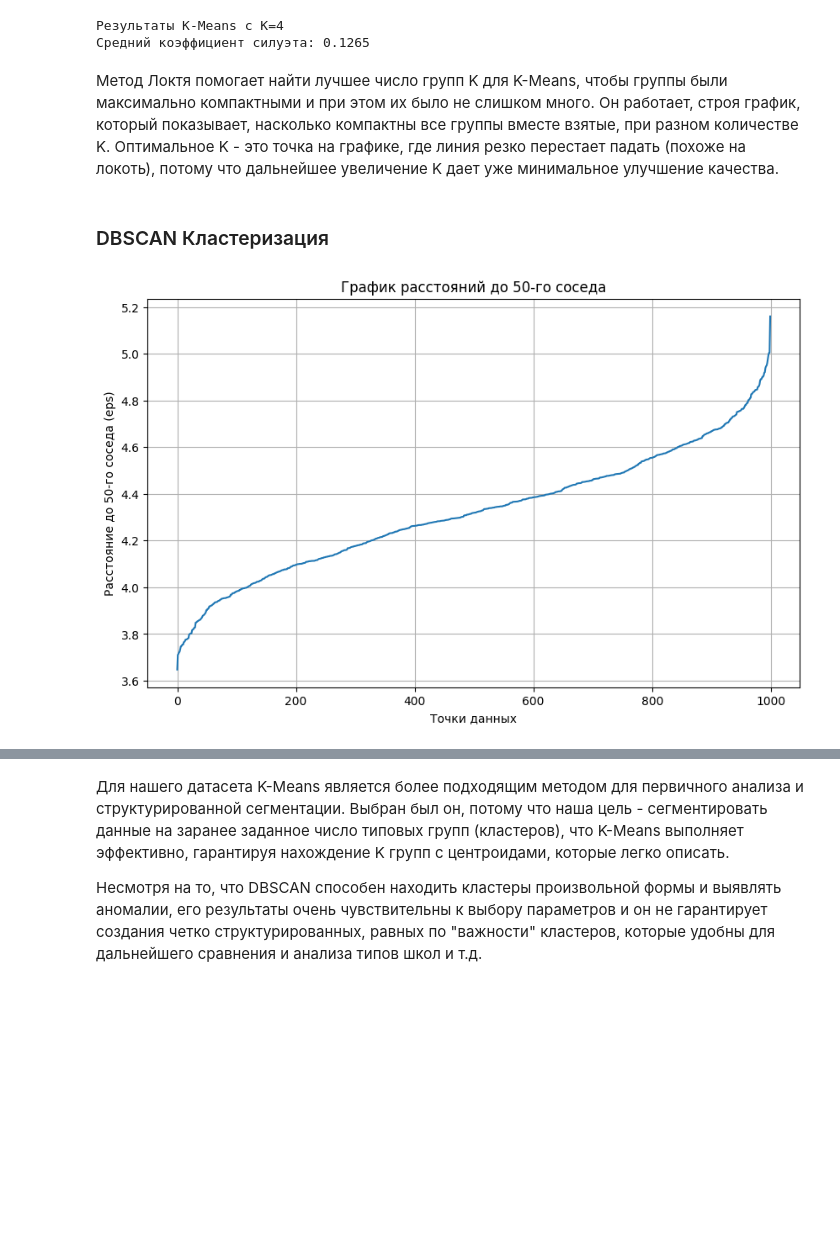
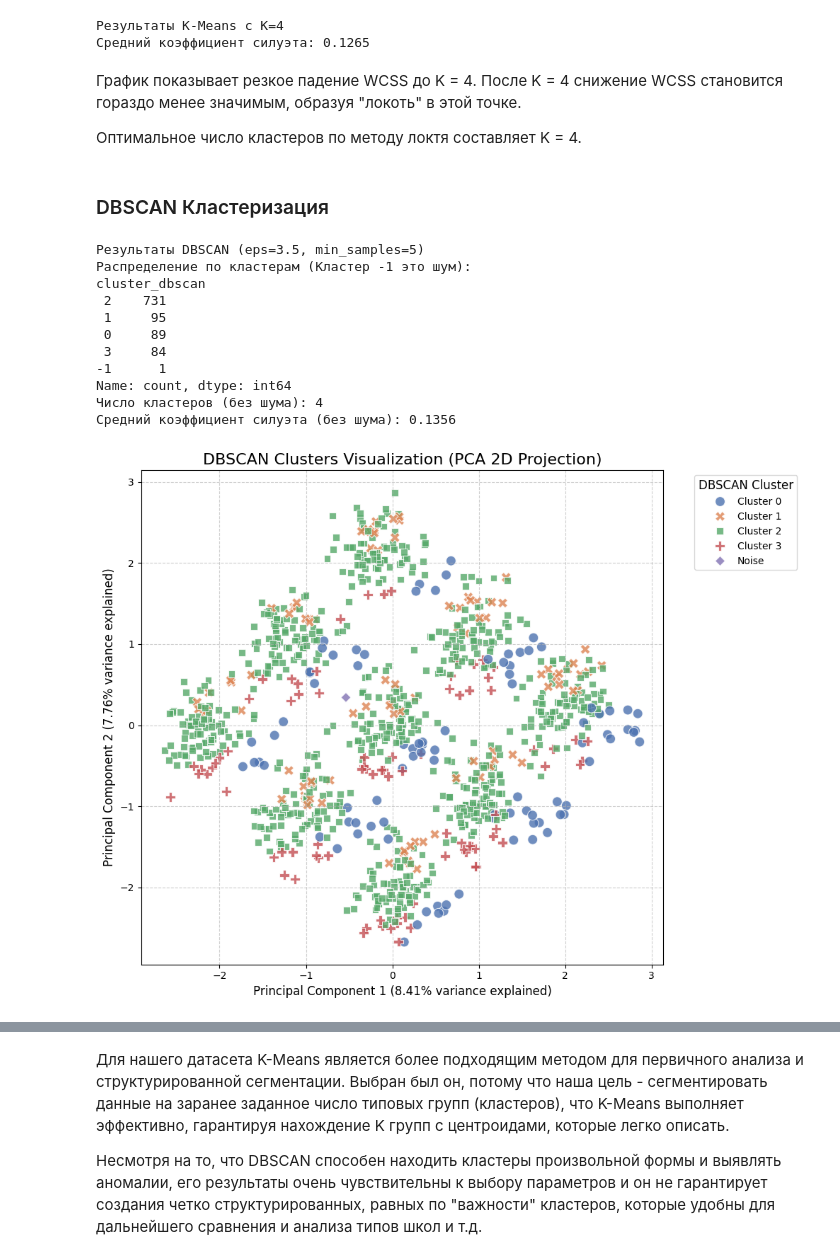
Before and after one commit to MiraInfern/ML, a Jupyter notebook: Lab_4.ipynb, the cells around one changed output, grey strips where cells are left out. Cells and saved outputs as stored; diff of their text form; code cells hidden in the pictures; blank space fills up the shorter version.

```diff
--- a/Lab_4.ipynb
+++ b/Lab_4.ipynb
@@ -42,8 +23,7 @@ import numpy as np
 EDUCATION_DATA_FILE = "/education_inequality_data.csv"
 df = pd.read_csv(EDUCATION_DATA_FILE)
 df_cluster = df.drop(columns=[
-    'id', 'school_name', 'avg_test_score_percent',
-    'is_score_high'
+    'id', 'school_name', 'is_score_high'
 ], errors='ignore').copy()
 # %%
 category_columns = df_cluster.select_dtypes(include=['object']).columns.tolist()
@@ -121,49 +139,101 @@ print(f"Средний коэффициент силуэта: {silhouette_opt:.4
 [figure]
 Результаты K-Means с K=4
 Средний коэффициент силуэта: 0.1265
-# %% [markdown]
-Метод Локтя помогает найти лучшее число групп K для K-Means, чтобы группы были максимально компактными и при этом их было не слишком много. Он работает, строя график, который показывает, насколько компактны все группы вместе взятые, при разном количестве K. Оптимальное K - это точка на графике, где линия резко перестает падать (похоже на локоть), потому что дальнейшее увеличение K дает уже минимальное улучшение качества.
+# %% [markdown]
+График показывает резкое падение WCSS до K = 4. После K = 4 снижение WCSS становится гораздо менее значимым, образуя "локоть" в этой точке.
+
+Оптимальное число кластеров по методу локтя составляет K = 4.
 # %% [markdown]
 ### DBSCAN Кластеризация
 # %%
+
 from sklearn.cluster import DBSCAN
 from sklearn.neighbors import NearestNeighbors
+from sklearn.decomposition import PCA
+from sklearn.metrics import silhouette_score
+
 
 k_neighbors = 50
 neigh = NearestNeighbors(n_neighbors=k_neighbors)
 
 neigh.fit(df_scaled)
 distances, indices = neigh.kneighbors(df_scaled)
 
-
 distances = np.sort(distances[:, k_neighbors-1], axis=0)
-
-plt.figure(figsize=(10, 6))
-plt.plot(distances)
-plt.title(f'График расстояний до {k_neighbors}-го соседа')
-plt.xlabel('Точки данных')
-plt.ylabel(f'Расстояние до {k_neighbors}-го соседа (eps)')
-plt.grid(True)
-plt.show()
 
 
 epsilon = 3.5
 min_samples = 5
 
 dbscan_model = DBSCAN(eps=epsilon, min_samples=min_samples)
 labels_dbscan = dbscan_model.fit_predict(df_scaled)
 df_not_processed['cluster_dbscan'] = labels_dbscan
 
 print(f"Результаты DBSCAN (eps={epsilon}, min_samples={min_samples})")
 print(f"Распределение по кластерам (Кластер -1 это шум):\n{df_not_processed['cluster_dbscan'].value_counts()}")
 num_clusters = len(np.unique(labels_dbscan)) - (1 if -1 in labels_dbscan else 0)
 print(f"Число кластеров (без шума): {num_clusters}")
 
 if num_clusters > 0 and len(labels_dbscan[labels_dbscan != -1]) > 0:
     core_samples_mask = (labels_dbscan != -1)
     silhouette_dbscan = silhouette_score(df_scaled[core_samples_mask], labels_dbscan[core_samples_mask])
     print(f"Средний коэффициент силуэта (без шума): {silhouette_dbscan:.4f}")
 else:
     print("Невозможно рассчитать силуэт (только шум или менее двух кластеров).")
+
+pca = PCA(n_components=2, random_state=42)
+df_scaled_pca = pca.fit_transform(df_scaled)
+
+
+df_scaled_pca = pd.DataFrame(df_scaled_pca, columns=['Principal Component 1', 'Principal Component 2'])
+
+
+df_scaled_pca['cluster_dbscan'] = df_not_processed['cluster_dbscan'].astype(str)
+
+
+plt.figure(figsize=(12, 8))
+sns.scatterplot(
+    x='Principal Component 1',
+    y='Principal Component 2',
+    hue='cluster_dbscan',
+    style='cluster_dbscan',
+    palette='deep',
+    legend='full',
+    s=100,
+    alpha=0.8,
+    data=df_scaled_pca
+)
+
+plt.title('DBSCAN Clusters Visualization (PCA 2D Projection)', fontsize=16)
+plt.xlabel(f'Principal Component 1 ({pca.explained_variance_ratio_[0]*100:.2f}% variance explained)', fontsize=12)
+plt.ylabel(f'Principal Component 2 ({pca.explained_variance_ratio_[1]*100:.2f}% variance explained)', fontsize=12)
+plt.grid(True, linestyle='--', alpha=0.6)
+plt.xticks(fontsize=10)
+plt.yticks(fontsize=10)
+
+
+handles, labels = plt.gca().get_legend_handles_labels()
+new_labels = []
+for label in labels:
+    if label == '-1':
+        new_labels.append('Noise')
+    else:
+        new_labels.append(f'Cluster {label}')
+
+plt.legend(handles=handles, labels=new_labels, title='DBSCAN Cluster', bbox_to_anchor=(1.05, 1), loc='upper left', fontsize=10, title_fontsize=12)
+
+plt.tight_layout(rect=[0, 0, 0.85, 1])
+plt.show()
 # %% [output]
+Результаты DBSCAN (eps=3.5, min_samples=5)
+Распределение по кластерам (Кластер -1 это шум):
+cluster_dbscan
+ 2    731
+ 1     95
+ 0     89
+ 3     84
+-1      1
+Name: count, dtype: int64
+Число кластеров (без шума): 4
+Средний коэффициент силуэта (без шума): 0.1356
-[figure, old version]
+[figure, new version]
```
Also changed, not shown: parts of 9 cells of this notebook.
